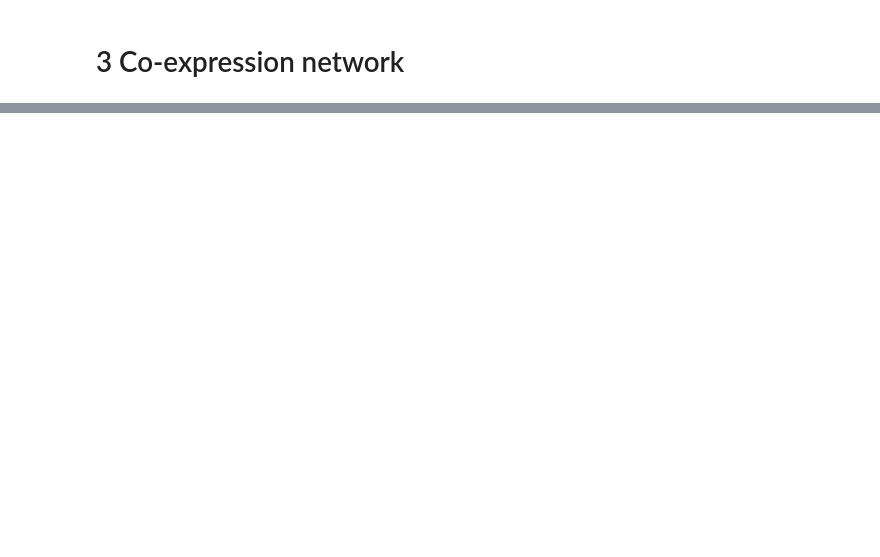
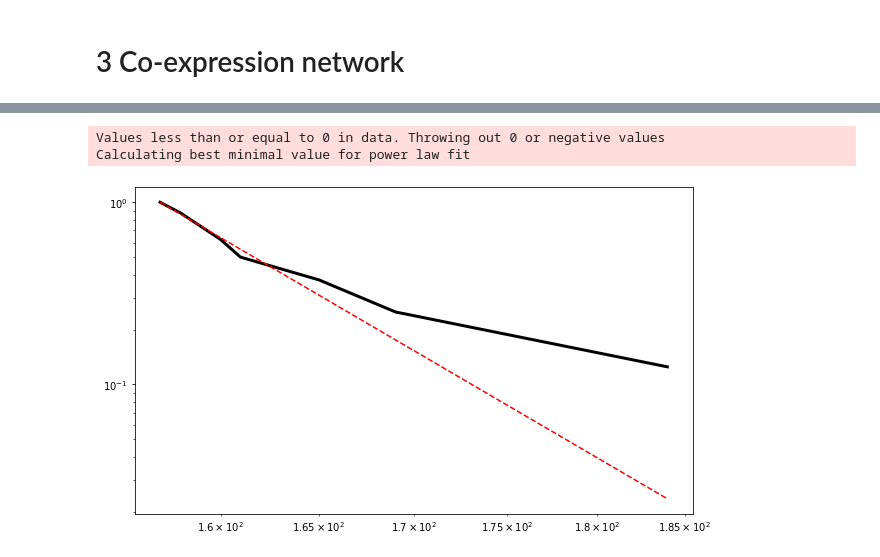
Before and after one commit to EmaGugli/Digital-Epidemiology-project, a Jupyter notebook: DE project.ipynb, the cells around one changed output, grey strips where cells are left out. Saved outputs shown, nothing was run; the diff lists cells and outputs as text; code cells hidden in the pictures; blank space fills up the shorter version.

```diff
--- a/DE project.ipynb
+++ b/DE project.ipynb
@@ -211,0 +277,18 @@ hubs = [item for item in hubsC if item not in hubsN]
+# %%
+# fit of C
+degree_sequence = sorted([d for n, d in C.degree()], reverse=True)
+fit = powerlaw.Fit(degree_sequence)
+plt.figure(figsize=(10, 6))
+fig = fit.plot_ccdf(linewidth=3, color='black')
+fit.power_law.plot_ccdf(ax=fig, color='r', linestyle='--') #powerlaw
+#save plot
+#plt.savefig("Fit C")
+
+
+
+#fitC = plfit.plfit(degree_sequence)
+#plfit.plfit.test_pl(fitC)
+# %% [output]
+Values less than or equal to 0 in data. Throwing out 0 or negative values
+Calculating best minimal value for power law fit
+[figure, added]
```
Also changed, not shown: parts of 20 cells of this notebook.
